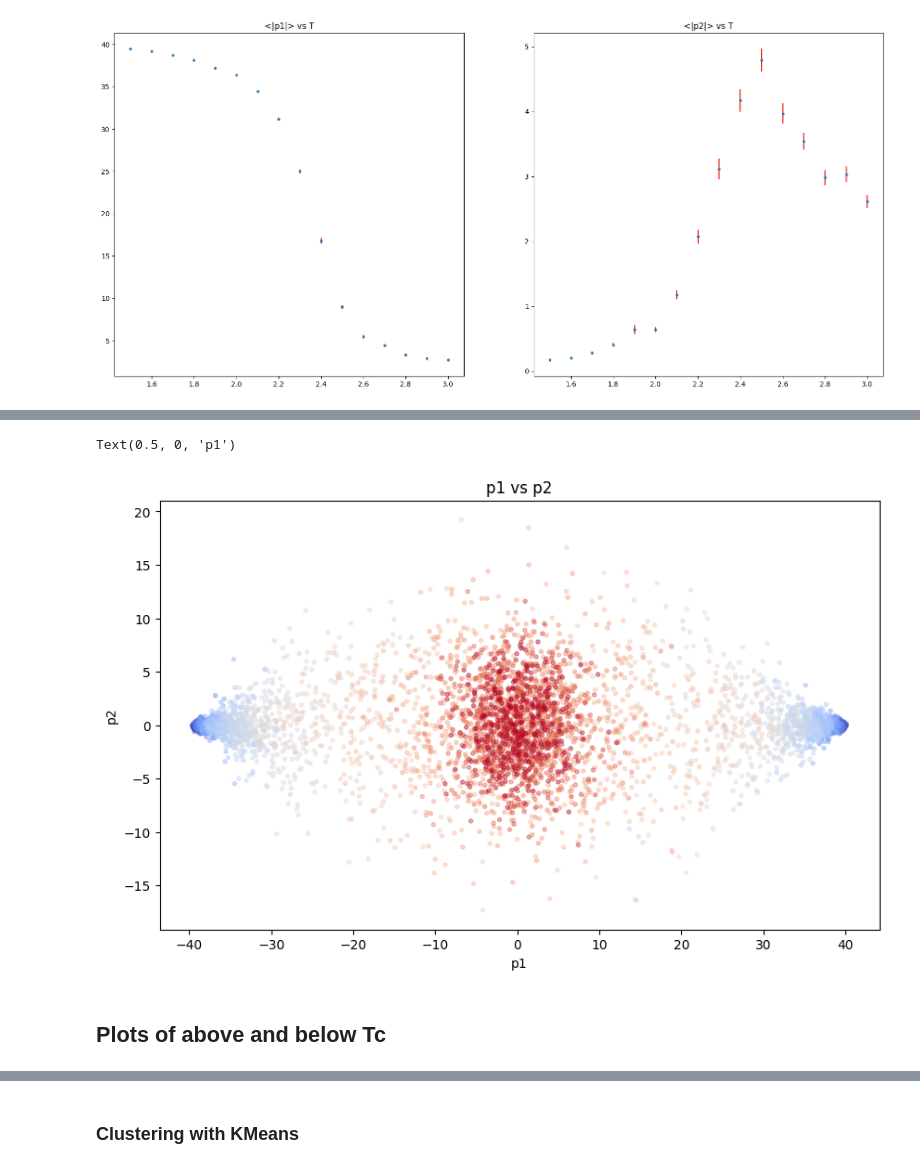
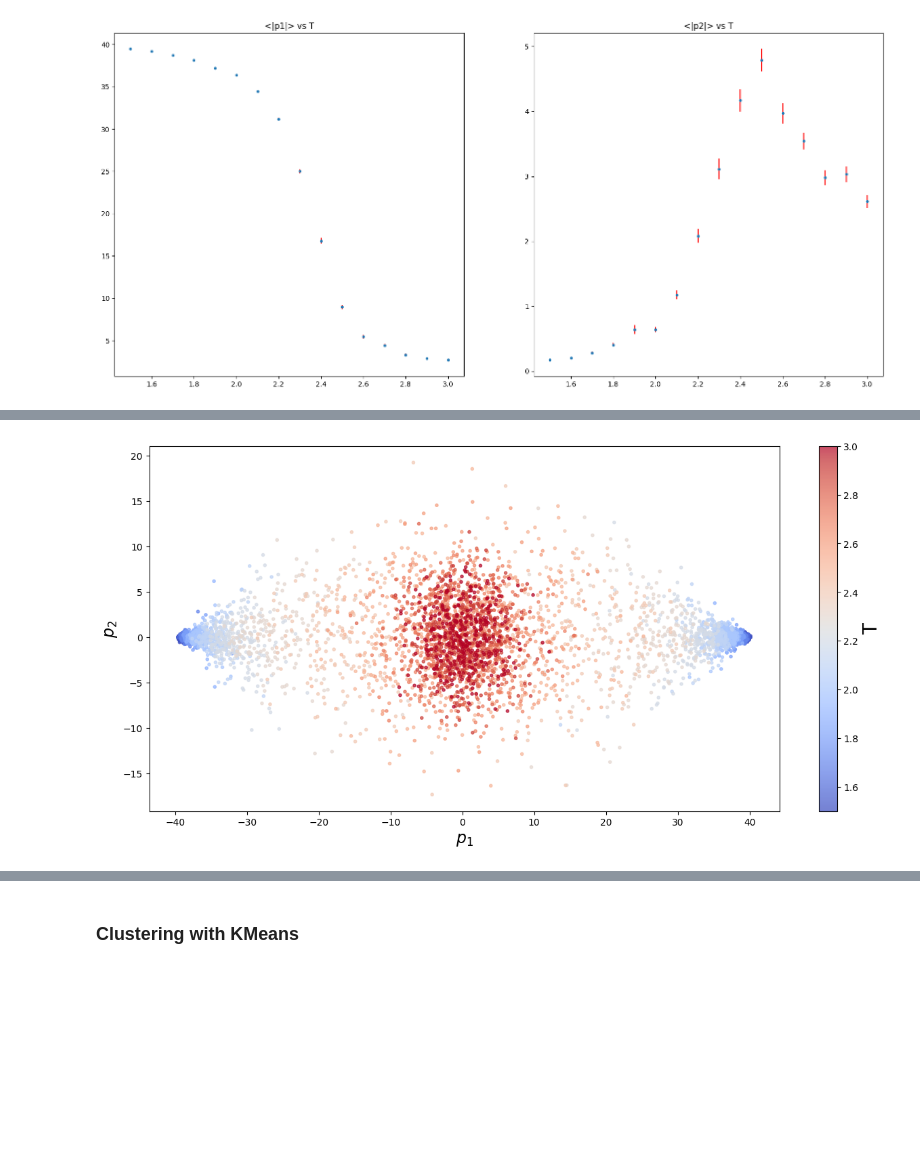
Before and after one commit to knottwill/Dilute-Ising-MachineLearning, a Jupyter notebook: Analysis.ipynb, the cells around one changed output, grey strips where cells are left out. Cells and saved outputs as stored; diff of their text form; code cells hidden in the pictures; blank space fills up the shorter version.

```diff
--- a/Analysis.ipynb
+++ b/Analysis.ipynb
@@ -31,20 +45,23 @@ def show_state(state):
     img = reconstruct_lattice(state)
     _, ax = plt.subplots()
     ax.imshow(img, cmap=plt.get_cmap('gray'), interpolation="nearest")
+
+def load_data(method, L, x):
+    path = 'data/'+method+'/L='+str(L)+'_x='+str(x)
+    X = np.loadtxt(path+'_X.txt')
+    y = np.loadtxt(path+'_y.txt')
+
+    y, X = order_data(y, X)
+    return y, X
 # %% [markdown]
 ### Data
 # %%
-method = 'up_down'
-L = 40
-x = 1
+x = 0.9
 
-path = 'data/'+method+'/L='+str(L)+'_x='+str(x)
+y50, X50 = load_data(method='up_down', L=50, x=x)
+y40, X40 = load_data(method='up_down', L=40, x=x)
+y30, X30 = load_data(method='up_down', L=30, x=x)
 
-X = np.loadtxt(path+'_X.txt')
-y = np.loadtxt(path+'_y.txt')
-
-y, X = order_data(y, X)
-
-print(y.shape)
-get_details(y)
+print(y40.shape)
+get_details(y30)
 # %% [output]
@@ -240,3 +476,8 @@ p2 = reduced_data[:, 1]
+# %%
+reduced_data = PCA(n_components=2).fit_transform(X40)
+p1 = reduced_data[:, 0]
+p2 = reduced_data[:, 1]
+y = y40
 # %% [markdown]
 ### Analogy to magnetisation and magnetic susceptibility
 # %%
@@ -280,14 +528,11 @@ plt.show()
 # %%
-fig, ax = plt.subplots(figsize=(10, 6))
+fig, ax = plt.subplots(figsize=(15, 7))
 
-ax.scatter(p1, p2, c=y, cmap='coolwarm', alpha=0.4, marker='.')
-ax.set_title('p1 vs p2')
-ax.set_ylabel('p2')
-ax.set_xlabel('p1')
+scatter = ax.scatter(p1, p2, c=y, cmap='coolwarm', alpha=0.7, marker='.')
+ax.set_ylabel(r'$p_2$', fontsize=17)
+ax.set_xlabel(r'$p_1$', fontsize=17)
 
-# fig.colorbar(cm.ScalarMappable(norm=None, cmap='coolwarm'), ax=ax)
+cbar = fig.colorbar(scatter)
+cbar.set_label('T', fontsize=20)
 # %% [output]
-Text(0.5, 0, 'p1')
-[figure, old version]
+[figure, new version]
-# %% [markdown]
-## Plots of above and below Tc
```
Also changed, not shown: parts of 56 cells of this notebook, 10 other files.
